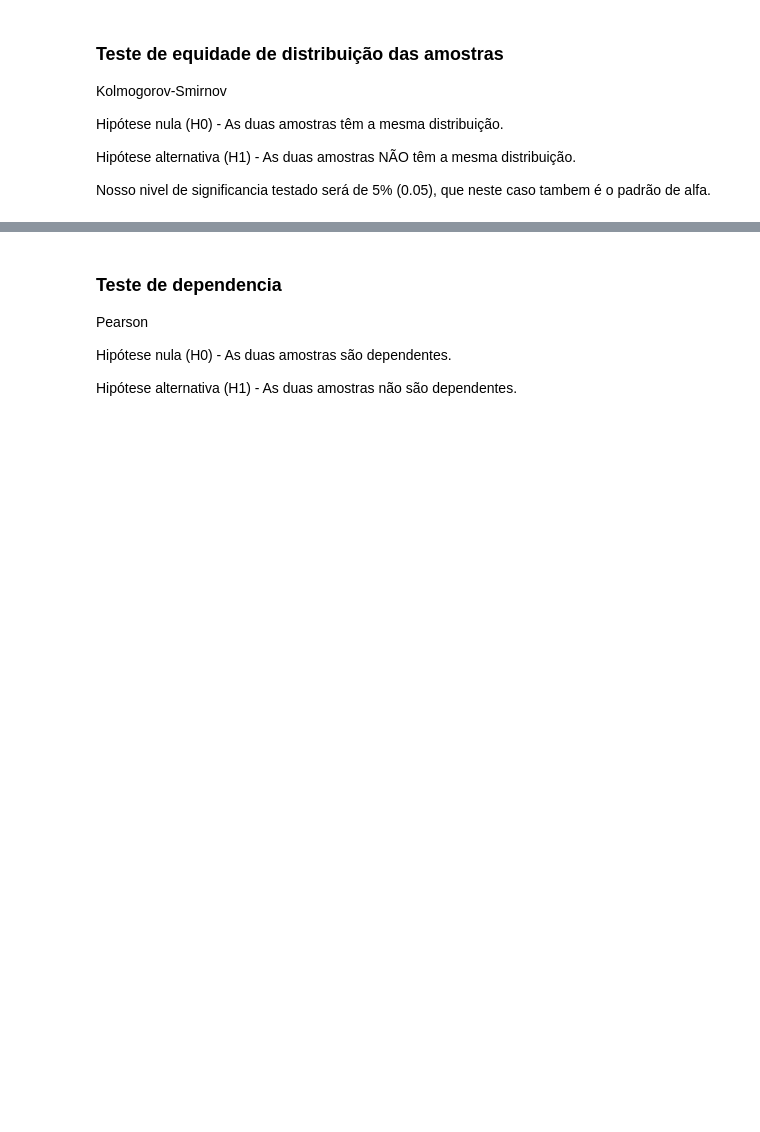
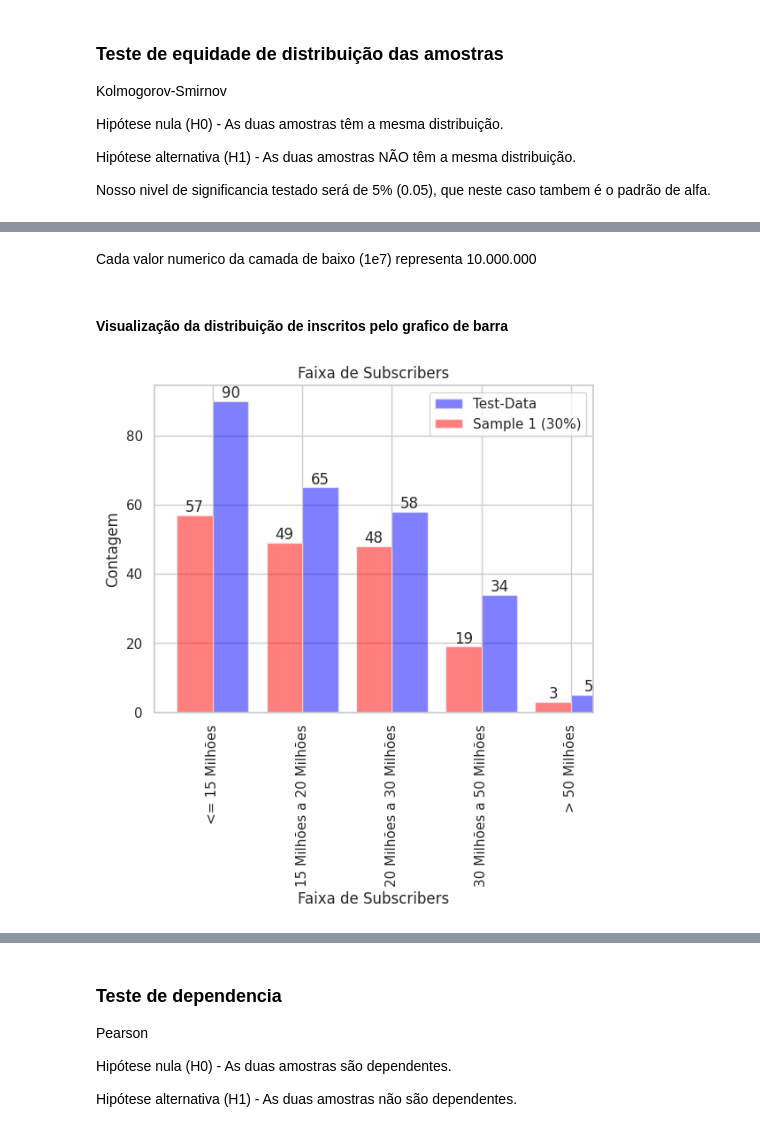
Before and after one commit to MoonHawlk/GoogleColab_Notebooks, a Jupyter notebook: AVD/ATV_4.ipynb, the cells around one changed output, grey strips where cells are left out. Cells and saved outputs as stored; diff of their text form; code cells hidden in the pictures; blank space fills up the shorter version.

```diff
--- a/AVD/ATV_4.ipynb
+++ b/AVD/ATV_4.ipynb
@@ -80,0 +94,10 @@ Provavelmente NÃO é uma Distribuição Normal
+# %%
+from scipy.stats import shapiro
+
+data = sample_data3['subscribers'].dropna()
+stat, p = shapiro(data)
+print('stat=%.3f, p=%.3f' % (stat, p))
+if p > 0.05:
+	print('Provavelmente uma Distribuição Normal')
+else:
+	print('Provavelmente NÃO é uma Distribuição Normal')
@@ -105,0 +239,51 @@ Não rejeitamos a hipótese nula: As duas amostras aparentam ter a mesma distrib
+# %% [markdown]
+Cada valor numerico da camada de baixo (1e7) representa 10.000.000
+# %% [markdown]
+#### Visualização da distribuição de inscritos pelo grafico de barra
+# %%
+faixas_test_data = [
+    (test_data['subscribers'] <= 15_000_000),
+    (test_data['subscribers'] > 15_000_000) & (test_data['subscribers'] <= 20_000_000),
+    (test_data['subscribers'] > 20_000_000) & (test_data['subscribers'] <= 30_000_000),
+    (test_data['subscribers'] > 30_000_000) & (test_data['subscribers'] <= 50_000_000),
+    (test_data['subscribers'] > 50_000_000)
+]
+
+contagens_test_data = [faixa.sum() for faixa in faixas_test_data]
+
+rotulos_test_data = ['<= 15 Milhões', '15 Milhões a 20 Milhões', '20 Milhões a 30 Milhões', '30 Milhões a 50 Milhões', '> 50 Milhões']
+
+counts_test_data = pd.DataFrame({'Faixa de Subscribers (test_data)': rotulos_test_data, 'Contagem (test_data)': contagens_test_data})
+
+faixas_sample = [
+    (sample_data1['subscribers'] <= 15_000_000),
+    (sample_data1['subscribers'] > 15_000_000) & (sample_data1['subscribers'] <= 20_000_000),
+    (sample_data1['subscribers'] > 20_000_000) & (sample_data1['subscribers'] <= 30_000_000),
+    (sample_data1['subscribers'] > 30_000_000) & (sample_data1['subscribers'] <= 50_000_000),
+    (sample_data1['subscribers'] > 50_000_000)
+]
+
+contagens_sample = [faixa.sum() for faixa in faixas_sample]
+
+rotulos_sample = ['<= 15 Milhões', '15 Milhões a 20 Milhões', '20 Milhões a 30 Milhões', '30 Milhões a 50 Milhões', '> 50 Milhões']
+
+counts_sample = pd.DataFrame({'Faixa de Subscribers (Sample)': rotulos_sample, 'Contagem (Sample)': contagens_sample})
+
+cores_df = ['blue']
+cores_sample = ['red']
+
+fig, ax = plt.subplots()
+
+counts_test_data.plot(kind="bar", x='Faixa de Subscribers (test_data)', y='Contagem (test_data)', alpha=0.5, ax=ax, position=0, width=0.4, color=cores_df)
+counts_sample.plot(kind="bar", x='Faixa de Subscribers (Sample)', y='Contagem (Sample)', alpha=0.5, ax=ax, position=1, width=0.4, color=cores_sample)
+
+for p in ax.patches:
+    ax.annotate(str(int(p.get_height())), (p.get_x() + p.get_width() / 2., p.get_height()), ha='center', va='bottom')
+
+plt.title('Faixa de Subscribers')
+plt.ylabel('Contagem')
+plt.xlabel('Faixa de Subscribers')
+plt.legend(["Test-Data", "Sample 1 (30%)"])
+plt.show()
+# %% [output]
+[figure, added]
```
Also changed, not shown: parts of 45 cells of this notebook.
